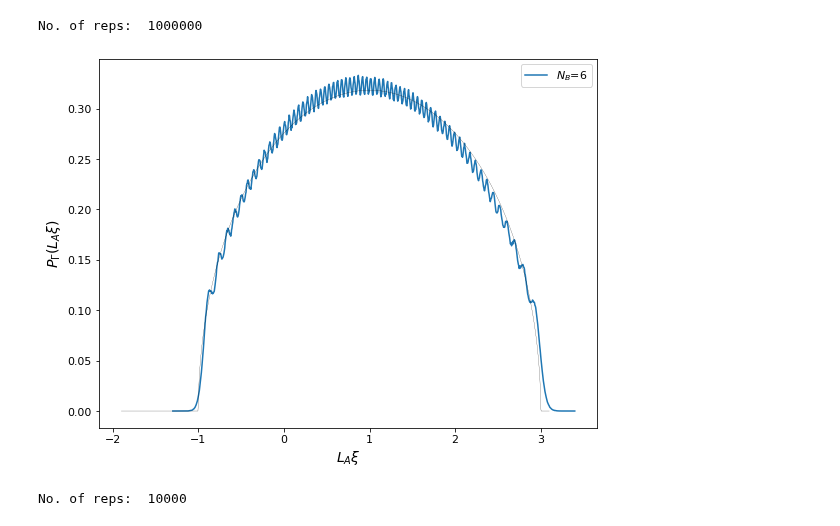
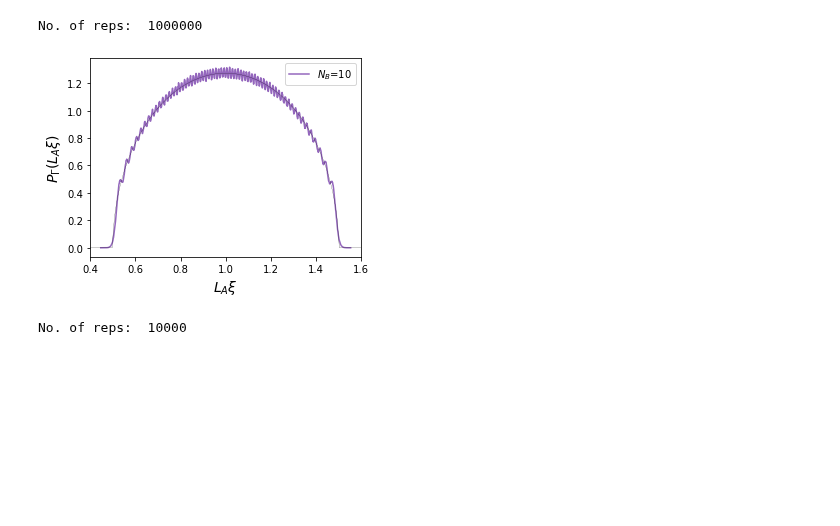
Before and after one commit to hassan-shap/RMT, a Jupyter notebook: pp_neg_spec.ipynb, the cells around one changed output. Cells and saved outputs as stored; diff of their text form; code cells hidden in the pictures; blank space fills up the shorter version.

```diff
--- a/pp_neg_spec.ipynb
+++ b/pp_neg_spec.ipynb
@@ -19,7 +19,8 @@ r=2 # local Hilbert space dim
 symm=0
 
 # if r>4:
-L_sw=np.arange(12,13)
+d = 4
+L_sw=np.arange(12,13)+d
 # else:
 #     L_sw=np.arange(12,17)
 
@@ -37,8 +38,9 @@ def semicirc_dist(Q,x,x0):
     return fx
 
 # plt.figure(figsize=(4.8,3.6))
-plt.figure(figsize=(8,6))
+# plt.figure(figsize=(8,6))
 for i_l in range(len(L_sw)):
+    plt.figure(figsize=(4.8,3.6))
 # for i_l in [0,2,4]:
 # for i_l in [1,3,5]:
     L=L_sw[i_l]
@@ -70,65 +72,75 @@ for i_l in range(len(L_sw)):
         num_bins = 60
 
     num_bins = 1000
-    bins = np.linspace(-1.3,3.4,num_bins+1)
-    n, bin_edges = np.histogram(v1T, bins=bins)
-#     n, bin_edges = np.histogram(v1T, bins=num_bins)
+#     bins = np.linspace(-1.3,3.4,num_bins+1)
+#     n, bin_edges = np.histogram(v1T, bins=bins)
+    n, bin_edges = np.histogram(v1T, bins=num_bins)
     bins_center= (bin_edges[0:num_bins]+ bin_edges[1:])/2
 
     if symm==1:
         n= n/np.sum(n)/(bin_edges[1]-bin_edges[0])
     else:
         n= n/np.sum(n)/(bin_edges[1]-bin_edges[0])
 
-    plt.plot(bins_center,n,'-',markersize=2,color='C%d' % (i_l), label='$N_B$=%d' % (Lc))
+    plt.plot(bins_center,n,'-',markersize=2,color='C%d' % (i_l+d), label='$N_B$=%d' % (Lc))
 #     plt.plot(bins_center,n,'o',markersize=2,color='C%d' % (i_l/2), label='$r_A$=%.2f' % ((La+Lb)/L))
 #     plt.semilogy(bins_center,n,'o',markersize=2,color='C%d' % (i_l), label='$L_C$=%d' % (Lc))
 
 
     if r>2:
         xplot=np.linspace(-1.3,2.3,1000)
     else:
         if symm==1:
             xplot=np.linspace(-1.9,2.9,1000)
         else:
             xplot=np.linspace(-1.9,3.1,1000)
 
     lw=0.2
     if symm==1:
         fx1= semicirc_dist(Na*Nb/r**(Lc+1),xplot,0)*(r-1)/r
         fx2= semicirc_dist(Na*Nb/r**(Lc+1),xplot,1)/r
         plt.plot(xplot,np.real(fx1+fx2),color='C%d' % (i_l))
 #         plt.semilogy(xplot,np.real(fx1+fx2),color='C%d' % (i_l))
     else:
         fx= semicirc_dist(Na*Nb/r**Lc,xplot,1)
         plt.plot(xplot,np.real(fx),'k',linewidth=lw) #,color='C%d' % (i_l))
 
 
-# ymax=1.5 #4
-# plt.plot( [0,0],[0,ymax],'k--',linewidth=lw)
-# plt.ylim(-0.01,ymax)
-# plt.ylim(0.0,0.34)
-# plt.xlim(0.5,3)
-# plt.xlim(-1.3,3.3)
-# plt.yticks(np.arange(0.,ymax+0.1,0.5))
-plt.legend()
-fsize=14
-if symm==1:
-    plt.ylabel(r'$P_\Gamma(R^{-1} L_A \xi)$',fontsize = fsize)
-    plt.xlabel(r"$R^{-1} L_A \xi$",fontsize = fsize)
-else:
-    plt.ylabel(r'$P_\Gamma(L_A \xi)$',fontsize = fsize)
-    plt.xlabel(r"$L_A \xi$",fontsize = fsize)
+    # ymax=1.5 #4
+    # plt.plot( [0,0],[0,ymax],'k--',linewidth=lw)
+    # plt.ylim(-0.01,ymax)
+    # plt.ylim(0.0,0.34)
+    if L == 12:
+        plt.xlim(-1.2,3.2)
+    elif L == 13:
+        plt.xlim(-0.6,2.5)
+    elif L == 14:
+        plt.xlim(-0.1,2.2)
+    elif L == 15:
+        plt.xlim(0.2,1.8)
+    elif L == 16:
+        plt.xlim(0.4,1.6)
 
-plt.tight_layout()
-# if symm==1:
-#     plt.savefig('figs/NS_r_%d_LA_%d_symm.pdf' % (r,La+Lb))
-# else:
-#     plt.savefig('figs/NS_r_%d_LA_%d.pdf' % (r,La+Lb))
-plt.show()
+    # plt.xlim(-1.3,3.3)
+    # plt.yticks(np.arange(0.,ymax+0.1,0.5))
+    plt.legend()
+    fsize=14
+    if symm==1:
+        plt.ylabel(r'$P_\Gamma(R^{-1} L_A \xi)$',fontsize = fsize)
+        plt.xlabel(r"$R^{-1} L_A \xi$",fontsize = fsize)
+    else:
+        plt.ylabel(r'$P_\Gamma(L_A \xi)$',fontsize = fsize)
+        plt.xlabel(r"$L_A \xi$",fontsize = fsize)
+
+    plt.tight_layout()
+    # if symm==1:
+    #     plt.savefig('figs/NS_r_%d_LA_%d_symm.pdf' % (r,La+Lb))
+    # else:
+    plt.savefig('figs/NS_osc_r_%d_LA_%d_LB_%d.pdf' % (r,La+Lb,Lc))
+    plt.show()
 # %% [output]
 No. of reps:  1000000
-[figure, old version]
+[figure, new version]
 # %%
 def Gz(z,a,b):
     '''Direct solution to G(z), faster but has numerical instability for large V
```
Also changed, not shown: 5 other files.
